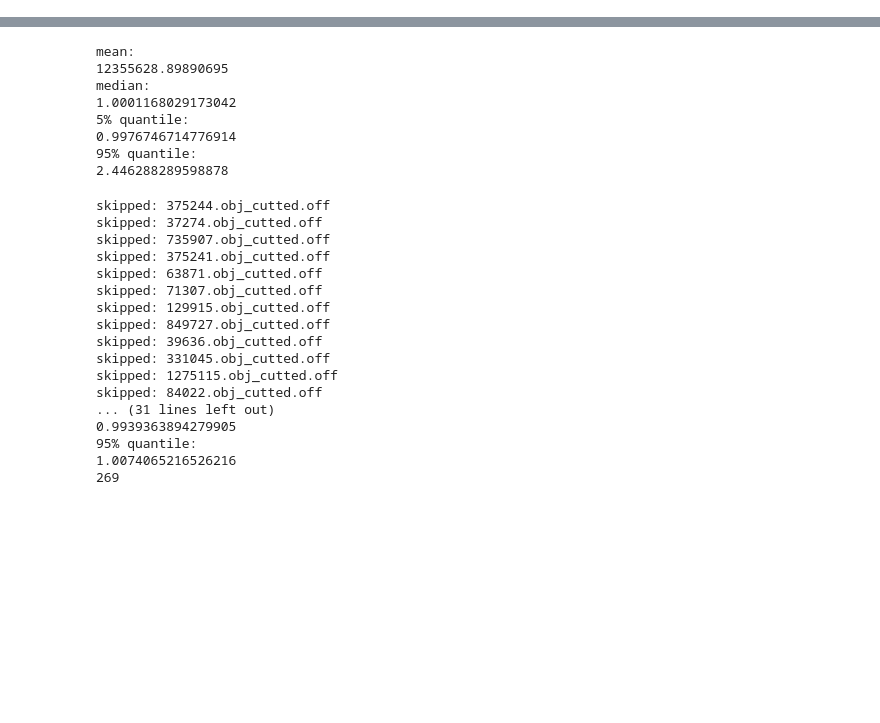
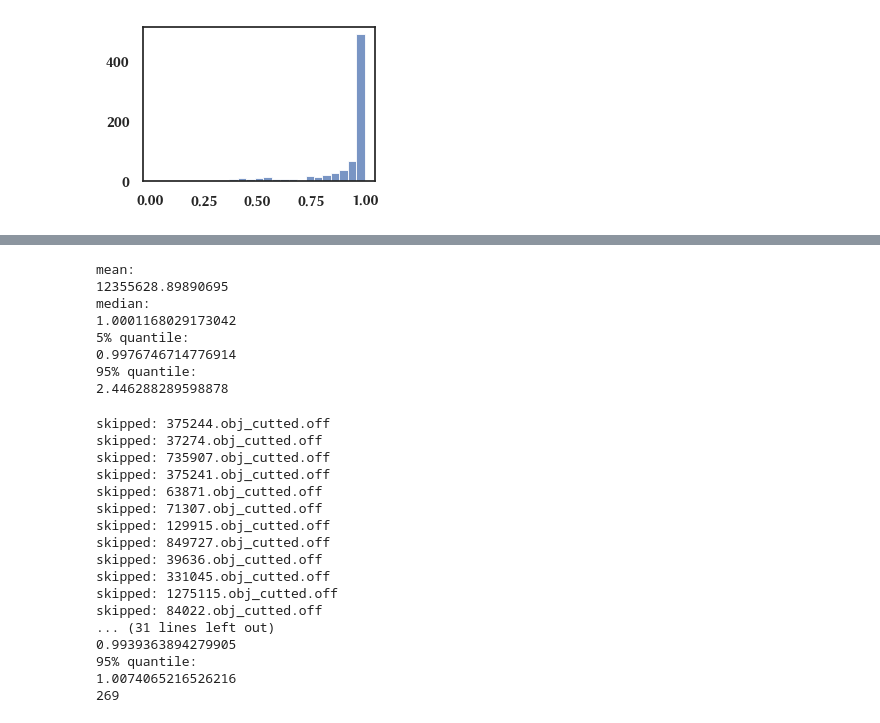
Before and after one commit to Instyx/intrinsic_parameterization, a Jupyter notebook: results/paper.ipynb, the cells around one changed output, grey strips where cells are left out. Saved outputs shown, nothing was run; the diff lists cells and outputs as text; code cells hidden in the pictures; blank space fills up the shorter version.

```diff
--- a/results/paper.ipynb
+++ b/results/paper.ipynb
@@ -63,6 +64,15 @@ def sns_viz(data, mesh, palet = "husl", style="white"):
     stripped = mesh.split(sep, 1)[0]
     plt.savefig(f"{stripped}.svg", format='svg')
     plt.show()
+# %%
+def sns_his(data,method, palet = "husl", style="white"):
+    sns.set(font=prop.get_name(), style=style, rc={'figure.figsize':(3,2)})
+    palet_used = sns.color_palette(palet, n_colors=4)
+    l1 = sns.histplot(data=data, x='Energy Ratio : Intrinsic / Extrinsic', multiple='layer', bins=25)
+    plt.ylabel('')
+    plt.xlabel('')
+    plt.savefig(f"{method}_hist.svg", format='svg')
+    plt.show()
 # %%
 data1 = {'Energy': [0.000193335, 0.000193325, 0.000193324, 0.000193324, 0.000193324, 0.000193324,
                    0.000195584, 0.000195584, 0.000195584, 0.000195584, 0.000195584, 0.000195584,
@@ -74,6 +84,8 @@ data1 = {'Energy': [0.000193335, 0.000193325, 0.000193324, 0.000193324, 0.000193
                    'Global', 'Local',
                    'Global']}
 df = pd.DataFrame(data1)
+# %%
+ext_energies= {}
 # %%
 def looop(directory):
     all_energies = []
@@ -303,3 +251,66 @@ def print_metrics(hoppo):
     print(np.nanquantile(hoppo, 0.05))
     print("95% quantile: ")
     print(np.nanquantile(hoppo, 0.95))
+# %%
+# Specify the directory path
+#directory = '/home/korau/meshes/output'
+#directory = '../output'
+# Iterate over the folders in the directory
+banned_meshes = []
+harmonic_problem_meshes = []
+conformal_problem_meshes = []
+symdir_problem_meshes = []
+arap_res = []
+dir_res = []
+symdir_res = []
+asap_res = []
+
+
+tak = []
+
+res = []
+energy_decs_asap = []
+energy_decs_arap = []
+energy_decs_dir = []
+energy_decs_symdir = []
+times_asap = []
+times_arap = []
+times_dir = []
+times_symdir = []
+problem_meshes = []
+looop('/home/korau/iparam_res/output')
+#looop('/home/korau/meshes/output_cutted')
+to_print = energy_decs_arap
+print_metrics(to_print)
+print(len(to_print))
+print(len(banned_meshes))
+#banned_meshes
+# print(symdir_problem_meshes)
+# file = open('symdir_problem.txt','w')
+# for item in symdir_problem_meshes:
+# 	file.write(item+"\n")
+# file.close()
+# file = open('conformal_problem.txt','w')
+# for item in conformal_problem_meshes:
+# 	file.write(item+"\n")
+# file.close()
+arap_res = sorted(arap_res, key=lambda x: x[2])
+dir_res = sorted(dir_res, key=lambda x: x[2])
+symdir_res = sorted(symdir_res, key=lambda x: x[4])
+asap_res = sorted(asap_res, key=lambda x: x[1])
+
+zaa = [[name,en,time_ext/1000,time_iparam/1000,time_cs/1000] for [name,en,time_ext,time_iparam,time_cs] in arap_res if en>0.9]
+lenn = len(energy_decs_symdir)
+# print(zaa)
+dataa = {
+    'Energy Ratio : Intrinsic / Extrinsic' : energy_decs_dir,
+    'Method' : ['Conformal'] * lenn
+}
+sns_his(dataa, 'dirichlet')
+# print(ext_energies)
+# np.save('arap_results', arap_res)
+# np.save('harmonic_results', dir_res)
+# np.save('conformal_results', asap_res)
+# np.save('symdir_results', symdir_res)
+# print(dir_res)
+# %% [output]
@@ -306 +327,2 @@ def print_metrics(hoppo):
+[figure, added]
 # %%
```
Also changed, not shown: parts of 6 cells of this notebook, 6 other files.
